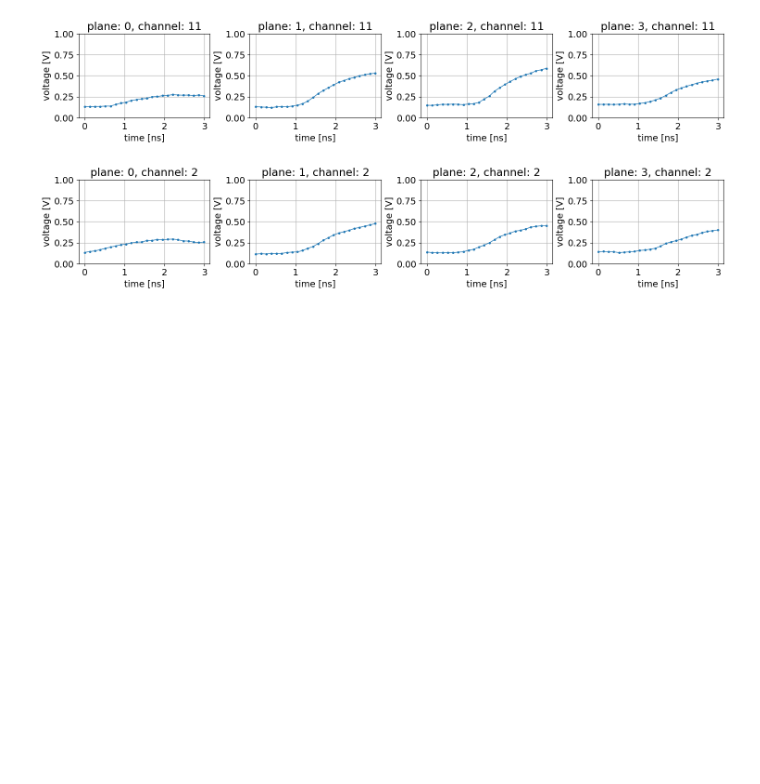
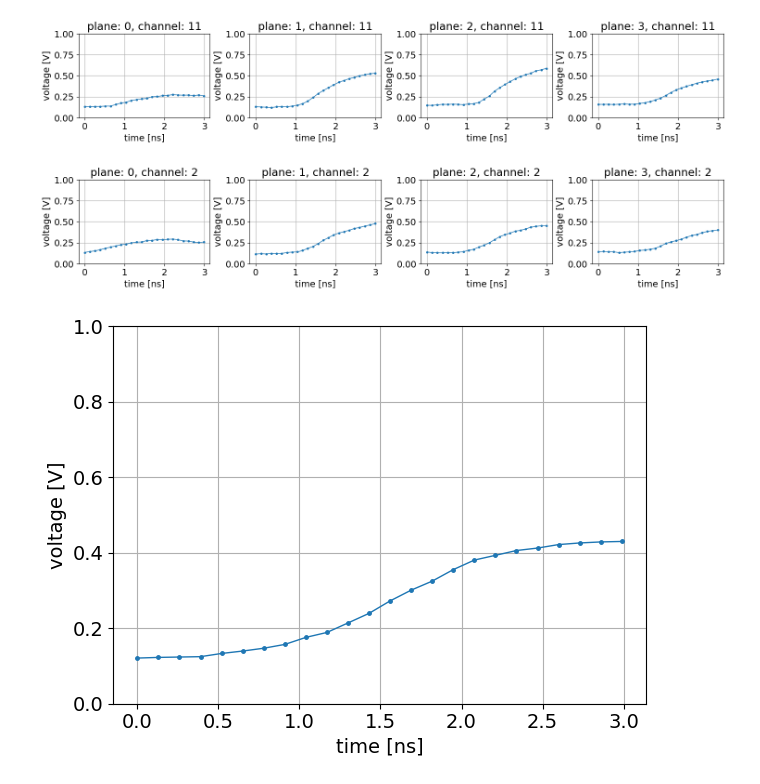
Before and after one commit to MatiXOfficial/pps-timing-ml, a Jupyter notebook: notebooks/dataset/convert_input.ipynb, the cells around one changed output. Saved outputs shown, nothing was run; the diff lists cells and outputs as text; code cells hidden in the pictures; blank space fills up the shorter version.

```diff
--- a/notebooks/dataset/convert_input.ipynb
+++ b/notebooks/dataset/convert_input.ipynb
@@ -90,7 +90,7 @@ file_raw.close()
 # %%
 # load the dataset
 with open(DATASET_PATH, 'rb') as file:
-    original_dataset = pickle.load(file)
+    original_dataset: dict[int, EventData] = pickle.load(file)
 # %%
 print(original_dataset[3375])
 # %% [output]
@@ -188,3 +188,21 @@ for i_event, event in enumerate(events_to_save):
 # %% [output]
 [figure]
 [figure]
+# %%
+event_to_view, plane_to_view, channel_to_view = 64950, 1, 11
+
+event = original_dataset[event_to_view]
+wav_data = event.planes[plane_to_view][channel_to_view]
+
+plt.plot(wav_data.series[0], wav_data.series[1], marker='.', linewidth=1, markersize=5)
+plt.ylim(0, 1)
+# plt.title(f'plane: {plane_to_view}, channel: {channel_to_view}')
+plt.xlabel('time [ns]')
+plt.ylabel('voltage [V]')
+plt.grid()
+plt.tight_layout()
+
+save_plt(IMAGES_DIR + f"example_single_signal.pdf")
+plt.show()
+# %% [output]
+[figure, added]
```
Also changed, not shown: 2 other files.
